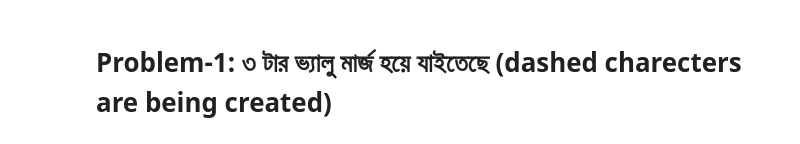
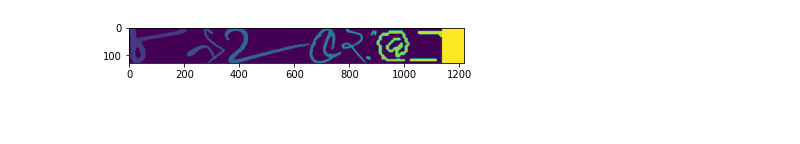
Before and after one commit to mnansary/apsis-detection, a Jupyter notebook: debug.ipynb, the cells around one changed output. Drawn from its saved outputs; the diff is of its cells as text; code cells hidden in the pictures; blank space fills up the shorter version.

```diff
--- a/debug.ipynb
+++ b/debug.ipynb
@@ -6,31 +20,19 @@ ds.common.symbols.df
 # %%
 import matplotlib.pyplot as plt
 %matplotlib inline
 import os
 import cv2
 import numpy as np
 iden=2
 from coreLib.word import create_word
-'''
-source_type             :       bangla/english
-data_type               :       handwritten/printed
-comp_type               :       grapheme/number
-'''
-for source in ["bangla","english"]:
-    for data in ["handwritten","printed"]:
-        for comp in ["grapheme","number","mixed"]:
-            for ud in [True,False]:
-
-                print("=========================================")
-                print(source,data,comp,str(ud))
-                img,label,iden=create_word(iden,
-                                source,
-                                data,
-                                comp,
-                                ds,
-                                use_dict=ud)
-                plt.imshow(img)
-                plt.show()
-                print(label)
-                print(np.unique(img))
-                print("=========================================")
+img,label,iden=create_word(iden,
+                            "bangla",
+                            "handwritten",
+                            "number",
+                            ds,
+                            use_dict=True)
+# max neutralization
+plt.imshow(img)
+plt.show()
+# %% [output]
+[figure, added]
@@ -78,2 +38,0 @@ plt.show()
-# %% [markdown]
-# Problem-1: ৩ টার ভ্যালু মার্জ হয়ে যাইতেছে  (dashed charecters are being created)
```
Also changed, not shown: parts of 15 cells of this notebook, 9 other files.
